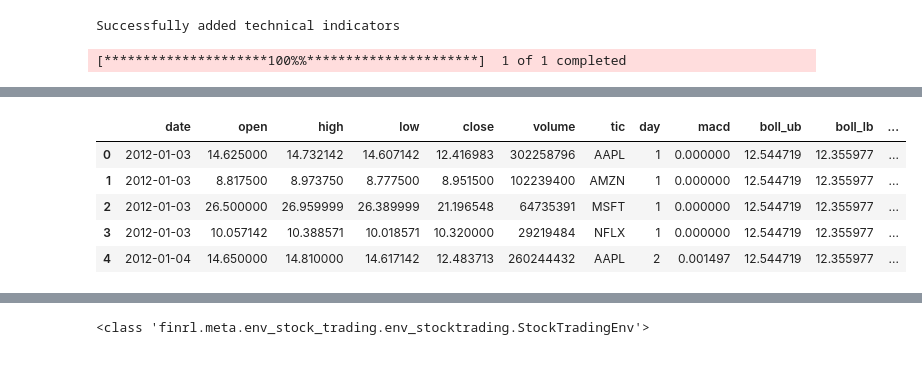
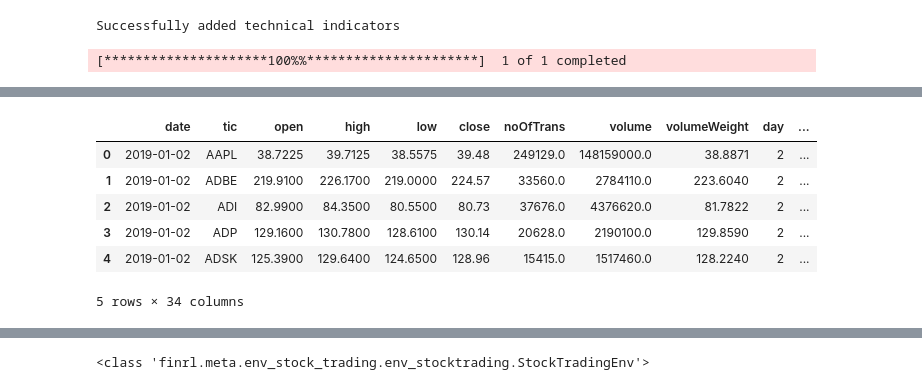
Before and after one commit to raza141/RL-Project, a Jupyter notebook: Crypto/finrlprac.ipynb, the cells around one changed output, grey strips where cells are left out. Saved outputs shown, nothing was run; the diff lists cells and outputs as text; code cells hidden in the pictures.

```diff
--- a/Crypto/finrlprac.ipynb
+++ b/Crypto/finrlprac.ipynb
@@ -45,3 +27,6 @@ data.tail()
 # %%
 # EDA need to add here.
 # ???
+# %%
+data = pd.read_csv("processed_daily_v2.csv")
+data.head(10)
@@ -47,0 +99,4 @@ data.tail()
+# %%
+data.drop(columns='day', inplace=True)
+# %%
+data.rename(columns={'weekday':'day'}, inplace=True)
@@ -48,7 +123,7 @@ data.tail()
 # %%
 # feture engineering
 
-fe = FeatureEngineer(use_technical_indicator=True, tech_indicator_list=INDICATORS, use_vix=True, use_turbulence=True, user_defined_feature=True)
+fe = FeatureEngineer(use_technical_indicator=True, tech_indicator_list=INDICATORS, use_vix=True, use_turbulence=True, user_defined_feature=False)
 
 processed = fe.preprocess_data(data)
 
@@ -63,6 +137,7 @@ Successfully added user defined features
-|  | date | open | high | low | close | volume | tic | day | macd | boll_ub | boll_lb | ... |
-| 0 | 2012-01-03 | 14.625000 | 14.732142 | 14.607142 | 12.416983 | 302258796 | AAPL | 1 | 0.000000 | 12.544719 | 12.355977 | ... |
-| 1 | 2012-01-03 | 8.817500 | 8.973750 | 8.777500 | 8.951500 | 102239400 | AMZN | 1 | 0.000000 | 12.544719 | 12.355977 | ... |
-| 2 | 2012-01-03 | 26.500000 | 26.959999 | 26.389999 | 21.196548 | 64735391 | MSFT | 1 | 0.000000 | 12.544719 | 12.355977 | ... |
-| 3 | 2012-01-03 | 10.057142 | 10.388571 | 10.018571 | 10.320000 | 29219484 | NFLX | 1 | 0.000000 | 12.544719 | 12.355977 | ... |
-| 4 | 2012-01-04 | 14.650000 | 14.810000 | 14.617142 | 12.483713 | 260244432 | AAPL | 2 | 0.001497 | 12.544719 | 12.355977 | ... |
+|  | date | tic | open | high | low | close | noOfTrans | volume | volumeWeight | day | ... |
+| 0 | 2019-01-02 | AAPL | 38.7225 | 39.7125 | 38.5575 | 39.48 | 249129.0 | 148159000.0 | 38.8871 | 2 | ... |
+| 1 | 2019-01-02 | ADBE | 219.9100 | 226.1700 | 219.0000 | 224.57 | 33560.0 | 2784110.0 | 223.6040 | 2 | ... |
+| 2 | 2019-01-02 | ADI | 82.9900 | 84.3500 | 80.5500 | 80.73 | 37676.0 | 4376620.0 | 81.7822 | 2 | ... |
+| 3 | 2019-01-02 | ADP | 129.1600 | 130.7800 | 128.6100 | 130.14 | 20628.0 | 2190100.0 | 129.8590 | 2 | ... |
+| 4 | 2019-01-02 | ADSK | 125.3900 | 129.6400 | 124.6500 | 128.96 | 15415.0 | 1517460.0 | 128.2240 | 2 | ... |
+5 rows × 34 columns
```
Also changed, not shown: parts of 27 cells of this notebook.
